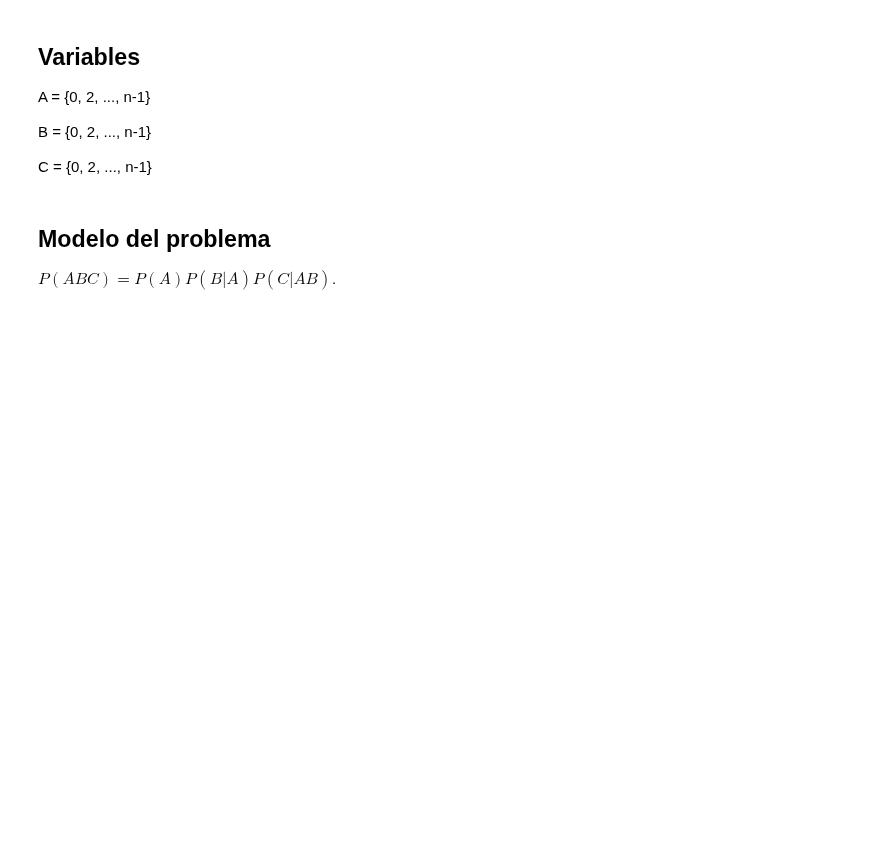
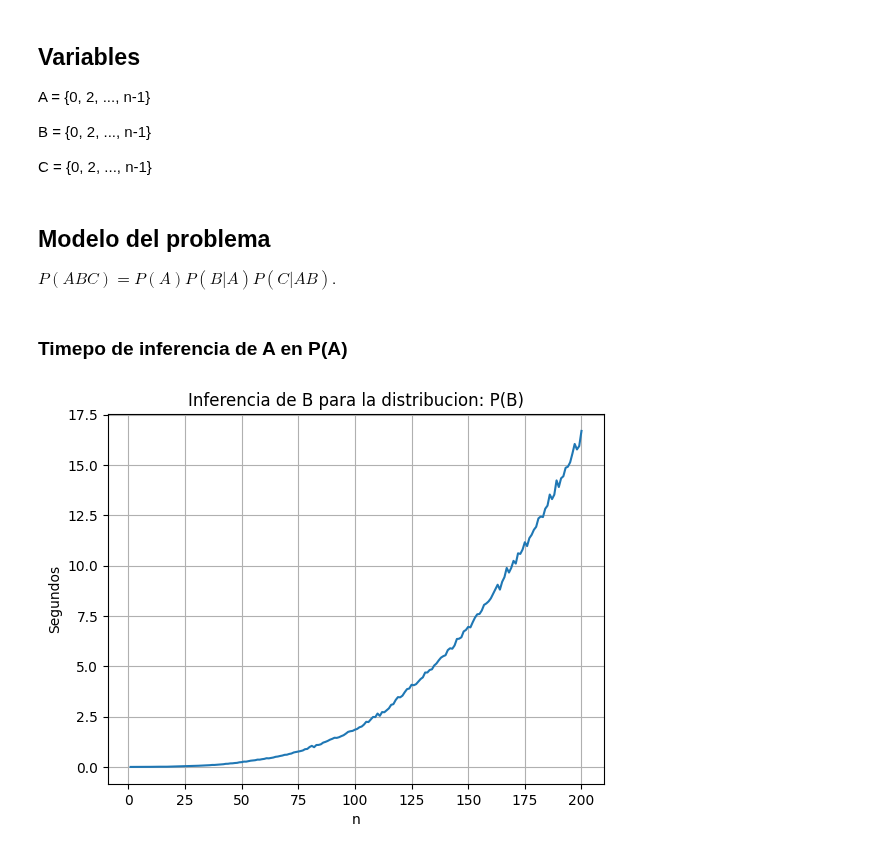
Before and after one commit to robertorys/Tesis, a Jupyter notebook: test1.ipynb, the cells around one changed output. Cells and saved outputs as stored; diff of their text form; code cells hidden in the pictures; blank space fills up the shorter version.

```diff
--- a/test1.ipynb
+++ b/test1.ipynb
@@ -66,0 +77,12 @@ for i in range(n):
+# %% [markdown]
+### Timepo de inferencia de A en P(A)
+# %%
+fig, ax = plt.subplots()
+ax.plot(xn, timesM)
+ax.set_xlabel("n")
+ax.set_ylabel("Segundos")
+ax.set_title('Inferencia de B para la distribucion: P(B)')
+ax.grid()
+plt.show()
+# %% [output]
+[figure, added]
```
Also changed, not shown: parts of 12 cells of this notebook, 2 other files.
